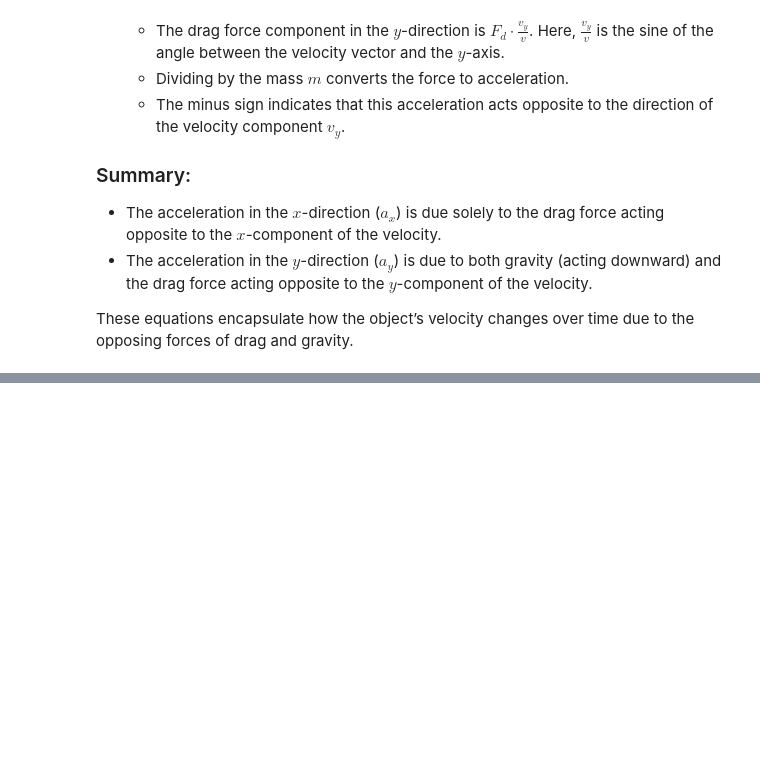
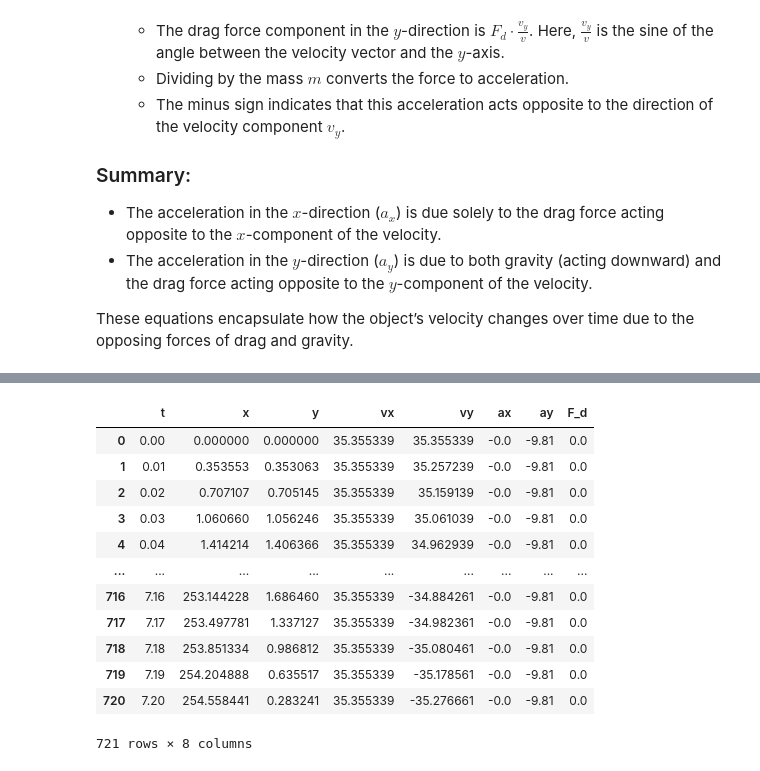
Before and after one commit to busboom-software-studio/PINNiped, a Jupyter notebook: notebooks/examples/Trajectory.ipynb, the cells around one changed output, grey strips where cells are left out. Drawn from its saved outputs; the diff is of its cells as text; code cells hidden in the pictures; blank space fills up the shorter version.

```diff
--- a/notebooks/examples/Trajectory.ipynb
+++ b/notebooks/examples/Trajectory.ipynb
@@ -165,3 +165,19 @@ plt.show()
+# %%
+df
+# %% [output]
+|  | t | x | y | vx | vy | ax | ay | F_d |
+| 0 | 0.00 | 0.000000 | 0.000000 | 35.355339 | 35.355339 | -0.0 | -9.81 | 0.0 |
+| 1 | 0.01 | 0.353553 | 0.353063 | 35.355339 | 35.257239 | -0.0 | -9.81 | 0.0 |
+| 2 | 0.02 | 0.707107 | 0.705145 | 35.355339 | 35.159139 | -0.0 | -9.81 | 0.0 |
+| 3 | 0.03 | 1.060660 | 1.056246 | 35.355339 | 35.061039 | -0.0 | -9.81 | 0.0 |
+| 4 | 0.04 | 1.414214 | 1.406366 | 35.355339 | 34.962939 | -0.0 | -9.81 | 0.0 |
+| ... | ... | ... | ... | ... | ... | ... | ... | ... |
+| 716 | 7.16 | 253.144228 | 1.686460 | 35.355339 | -34.884261 | -0.0 | -9.81 | 0.0 |
+| 717 | 7.17 | 253.497781 | 1.337127 | 35.355339 | -34.982361 | -0.0 | -9.81 | 0.0 |
+| 718 | 7.18 | 253.851334 | 0.986812 | 35.355339 | -35.080461 | -0.0 | -9.81 | 0.0 |
+| 719 | 7.19 | 254.204888 | 0.635517 | 35.355339 | -35.178561 | -0.0 | -9.81 | 0.0 |
+| 720 | 7.20 | 254.558441 | 0.283241 | 35.355339 | -35.276661 | -0.0 | -9.81 | 0.0 |
+721 rows × 8 columns
 # %%
 import matplotlib.pyplot as plt
 
```
Also changed, not shown: parts of 2 cells of this notebook.
